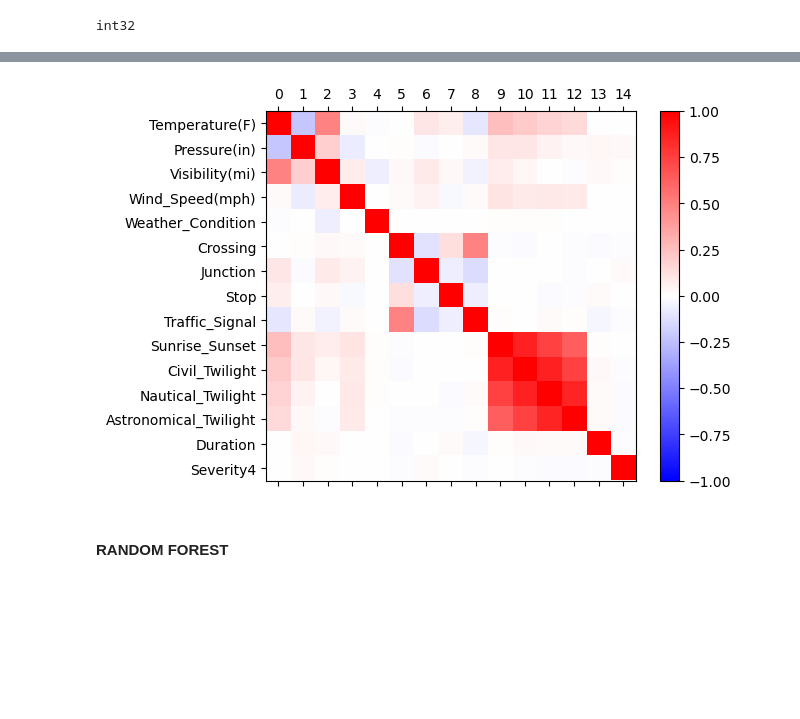
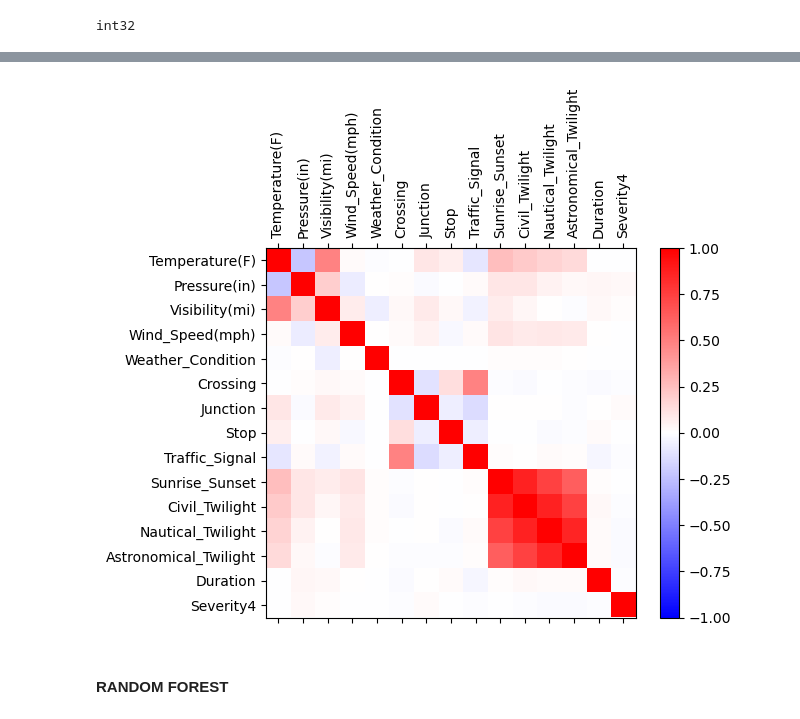
Before and after one commit to Dorivah/Tirocinio, a Jupyter notebook: Features Selection.ipynb, the cells around one changed output, grey strips where cells are left out. Drawn from its saved outputs; the diff is of its cells as text; code cells hidden in the pictures; blank space fills up the shorter version.

```diff
--- a/Features Selection.ipynb
+++ b/Features Selection.ipynb
@@ -573,17 +573,17 @@ Severity4             -0.013133   1.000000
 # %%
 # plot matrice di correlazione
 fig = pyplot.figure()
 ax = fig.add_subplot(111)
 cax = ax.matshow(correlations, vmin=-1, vmax=1, cmap='bwr')
 fig.colorbar(cax)
 ticks = numpy.arange(0,15,1)
 ax.set_xticks(ticks)
 ax.set_yticks(ticks)
-
+ax.set_xticklabels(data.columns, rotation=90)
 ax.set_yticklabels(data.columns)
 pyplot.show()
 # %% [output]
-[figure, old version]
+[figure, new version]
 # %% [markdown]
 #### RANDOM FOREST
 # %%
```
Also changed, not shown: parts of 27 cells of this notebook.
